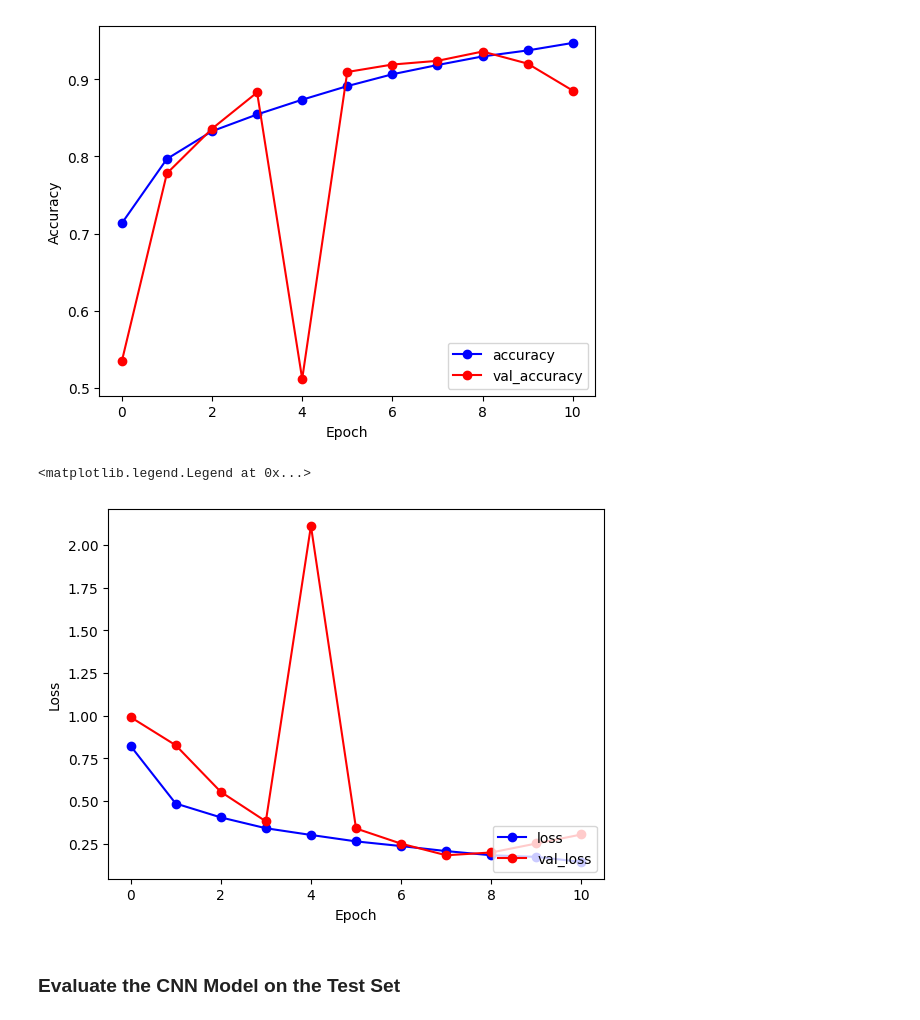
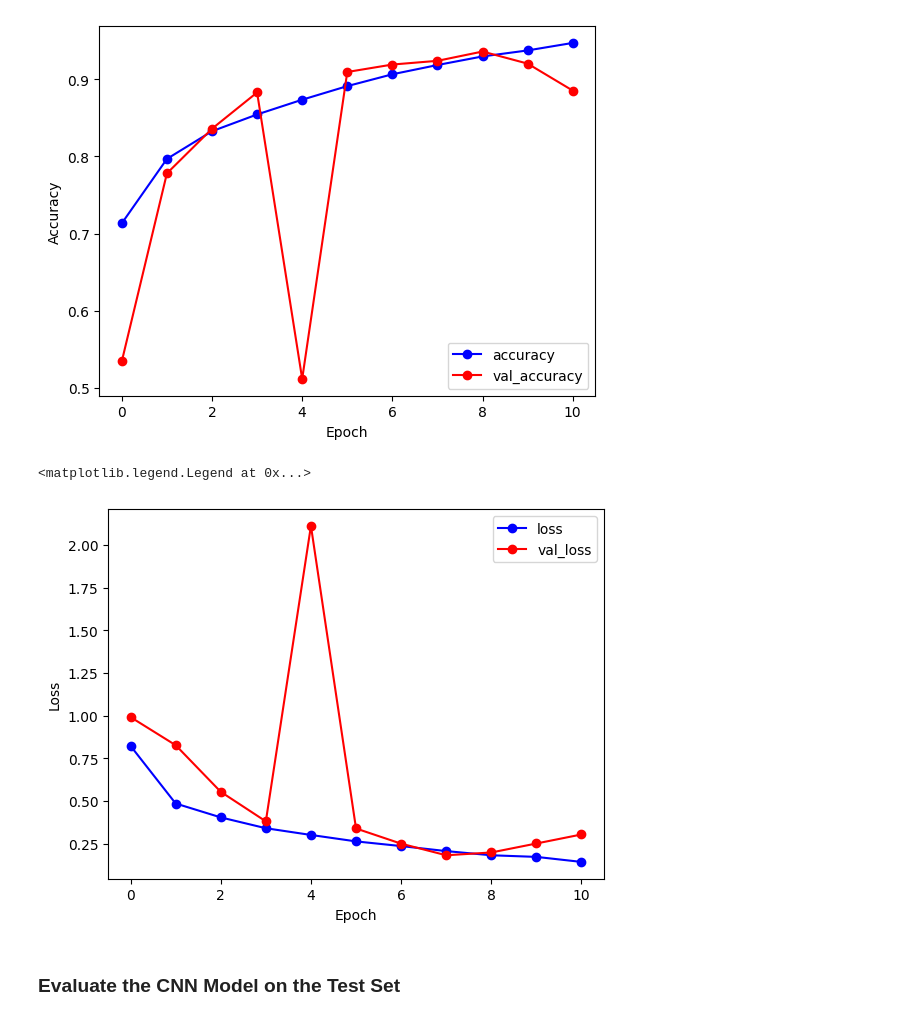
Before and after one commit to diya-vinod/Bone-Fracture-CNN, a Jupyter notebook: CNNBoneFracture.ipynb, the cells around one changed output. Saved outputs shown, nothing was run; the diff lists cells and outputs as text; code cells hidden in the pictures.

Commit message:
plot legend change

```diff
--- a/CNNBoneFracture.ipynb
+++ b/CNNBoneFracture.ipynb
@@ -211,12 +211,12 @@ plt.legend(loc='lower right')
 # %%
 plt.plot(history.history['loss'], 'b-o', label='loss')
 plt.plot(history.history['val_loss'], 'r-o', label = 'val_loss')
 plt.xlabel('Epoch')
 plt.ylabel('Loss')
-plt.legend(loc='lower right')
+plt.legend(loc='upper right')
 # %% [output]
 <matplotlib.legend.Legend at 0x...>
-[figure, old version]
+[figure, new version]
 # %% [markdown]
 ### Evaluate the CNN Model on the Test Set
 # %%
```
